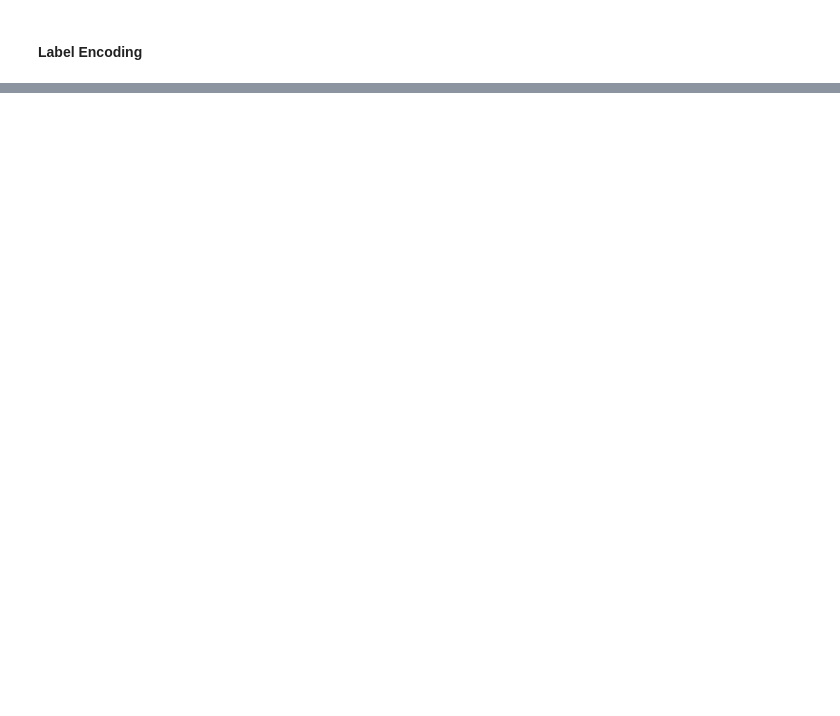
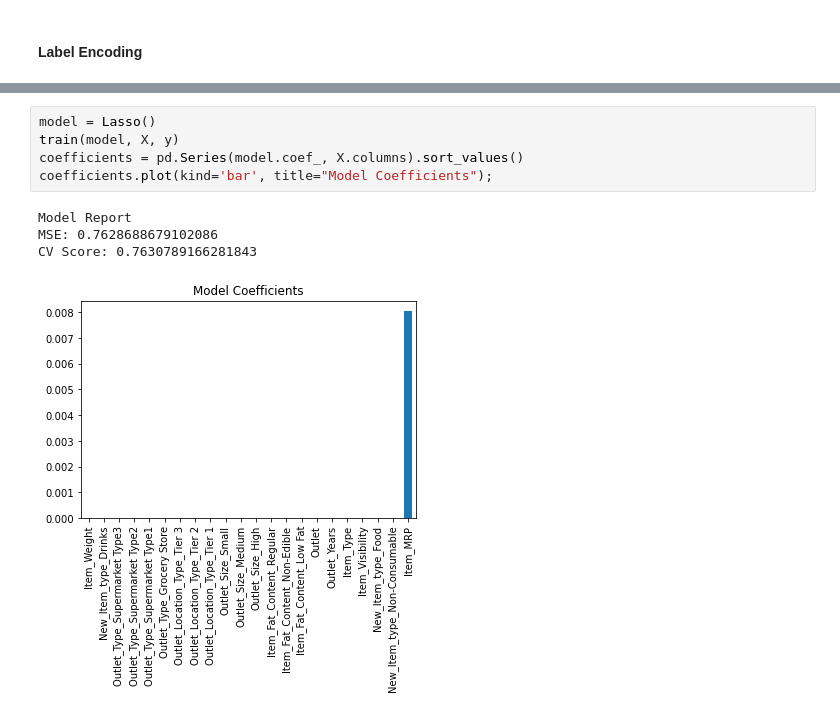
Before and after one commit to Priya-088/SuperMart_sales_prediction, a Jupyter notebook: Product_sales_prediction.ipynb, the cells around one changed output, grey strips where cells are left out. Drawn from its saved outputs; the diff is of its cells as text; blank space fills up the shorter version.

```diff
--- a/Product_sales_prediction.ipynb
+++ b/Product_sales_prediction.ipynb
@@ -478,0 +641,10 @@ Here `Outlet_Establishment_Year` and `Outlet_Years` are higly correlated, becaus
+# %%
+model = Lasso()
+train(model, X, y)
+coefficients = pd.Series(model.coef_, X.columns).sort_values()
+coefficients.plot(kind='bar', title="Model Coefficients");
+# %% [output]
+Model Report
+MSE: 0.7628688679102086
+CV Score: 0.7630789166281843
+[figure, added]
```
Also changed, not shown: parts of 24 cells of this notebook.
